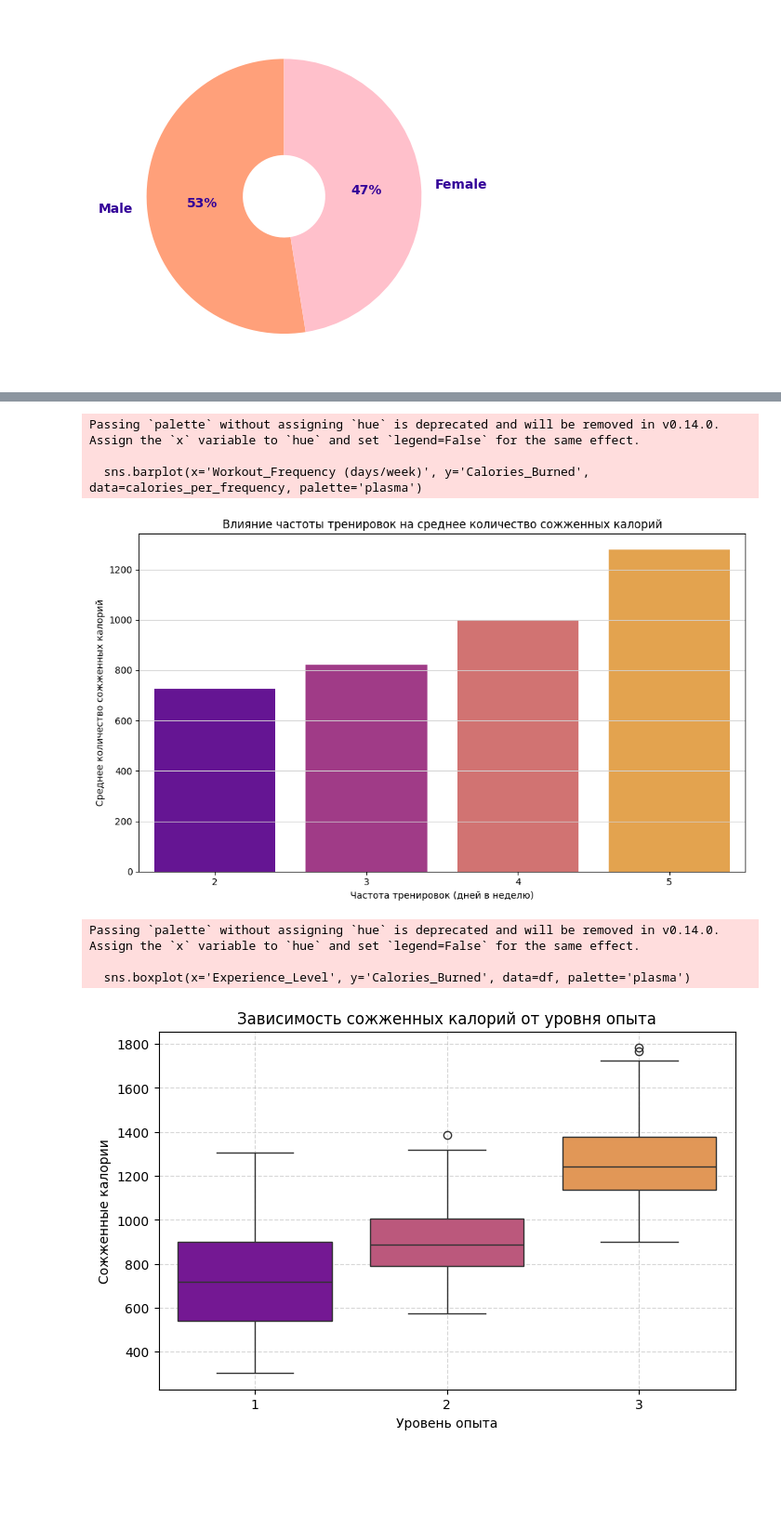
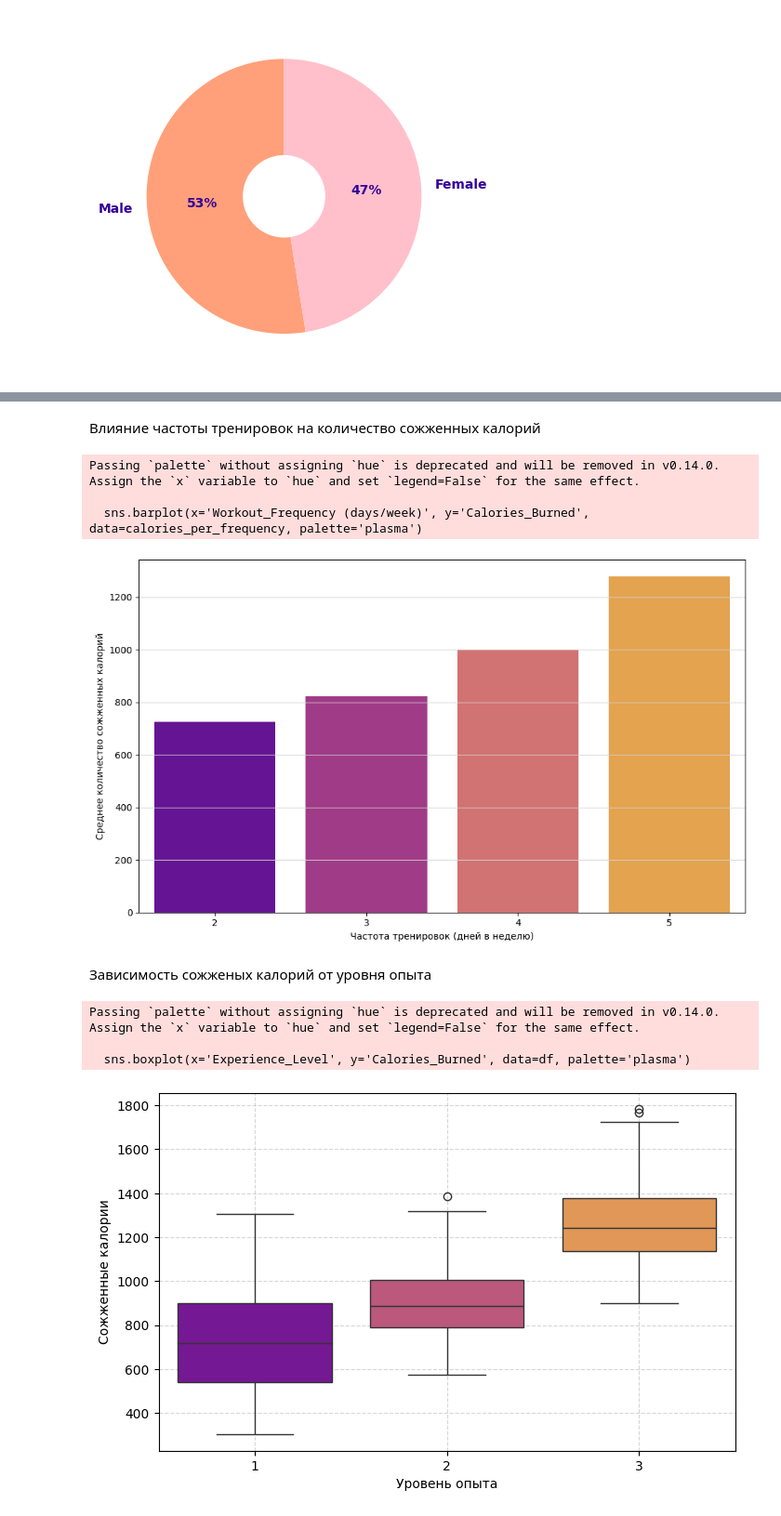
Before and after one commit to dariaivanow/Visualisation-project, a Jupyter notebook: GymMembersVisualisation.ipynb, the cells around one changed output, grey strips where cells are left out. Shown at 93% size. Cells and saved outputs as stored; diff of their text form; code cells hidden in the pictures; blank space fills up the shorter version.

```diff
--- a/GymMembersVisualisation.ipynb
+++ b/GymMembersVisualisation.ipynb
@@ -120,34 +104,35 @@ plt.show()
+# %% [markdown]
+Влияние частоты тренировок на количество сожженных калорий
 # %%
 calories_per_frequency = df.groupby('Workout_Frequency (days/week)')['Calories_Burned'].mean().reset_index()
 
 plt.figure(figsize=(10, 6))
 sns.barplot(x='Workout_Frequency (days/week)', y='Calories_Burned', data=calories_per_frequency, palette='plasma')
 
-plt.title('Влияние частоты тренировок на среднее количество сожженных калорий')
 plt.xlabel('Частота тренировок (дней в неделю)')
 plt.ylabel('Среднее количество сожженных калорий')
 plt.xticks
 plt.grid(axis = 'y', color = 'lightgrey')
-
 plt.tight_layout()
 plt.show()
 # %% [output]
 Passing `palette` without assigning `hue` is deprecated and will be removed in v0.14.0. Assign the `x` variable to `hue` and set `legend=False` for the same effect.
 
   sns.barplot(x='Workout_Frequency (days/week)', y='Calories_Burned', data=calories_per_frequency, palette='plasma')
-[figure, old version]
+[figure, new version]
+# %% [markdown]
+Зависимость сожженых калорий от уровня опыта
 # %%
 plt.figure(figsize=(8, 5))
 sns.boxplot(x='Experience_Level', y='Calories_Burned', data=df, palette='plasma')
 
 plt.xlabel("Уровень опыта")
 plt.ylabel("Сожженные калории")
-plt.title("Зависимость сожженных калорий от уровня опыта")
 plt.grid(True, linestyle='--', alpha=0.5)
 
 plt.show()
 # %% [output]
 Passing `palette` without assigning `hue` is deprecated and will be removed in v0.14.0. Assign the `x` variable to `hue` and set `legend=False` for the same effect.
 
   sns.boxplot(x='Experience_Level', y='Calories_Burned', data=df, palette='plasma')
-[figure, old version]
+[figure, new version]
```
Also changed, not shown: parts of 13 cells of this notebook.
